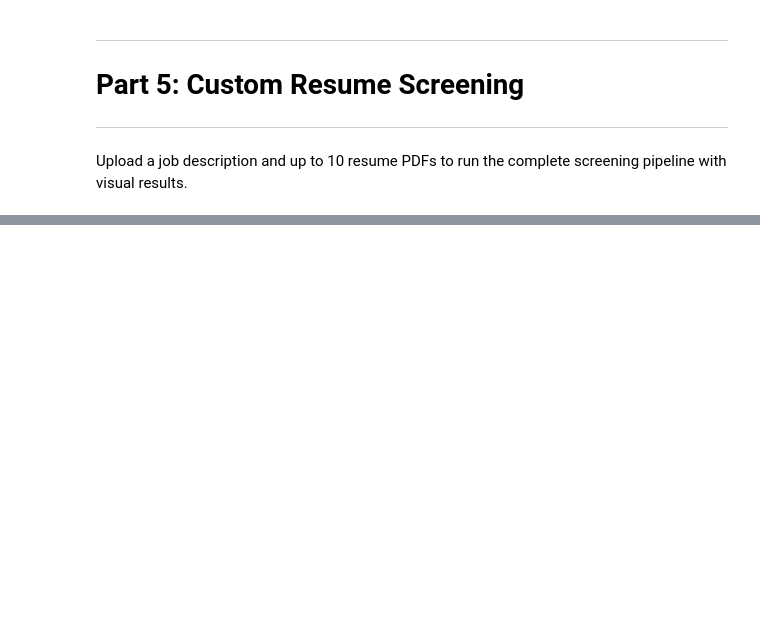
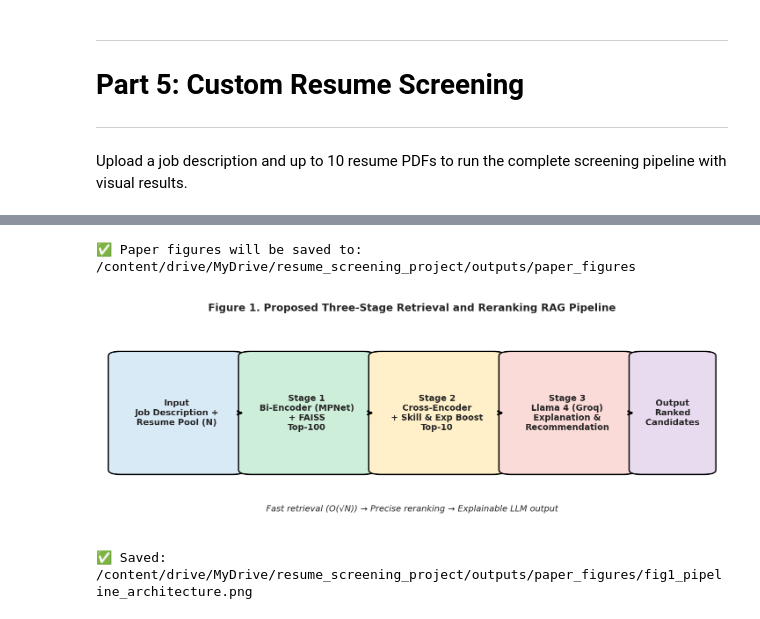
Before and after one commit to Priyankasaha20/Improving-Resume-Screening-Efficiency-in-Student-Placement-Portals-via-Text-Classification, a Jupyter notebook: UNIFIED_Resume_Screening_Pipeline.ipynb, the cells around one changed output, grey strips where cells are left out. Saved outputs shown, nothing was run; the diff lists cells and outputs as text; code cells hidden in the pictures; blank space fills up the shorter version.

```diff
--- a/UNIFIED_Resume_Screening_Pipeline.ipynb
+++ b/UNIFIED_Resume_Screening_Pipeline.ipynb
@@ -1666,0 +1661,62 @@ Saving Resume AD.pdf to Resume AD.pdf
+# %%
+# Setup for all paper diagrams
+from pathlib import Path
+import numpy as np
+import matplotlib.pyplot as plt
+from matplotlib.patches import FancyBboxPatch, ArrowStyle
+
+# Ensure output path exists
+if 'OUTPUTS_PATH' not in globals():
+    OUTPUTS_PATH = Path('./outputs')
+OUTPUTS_PATH.mkdir(parents=True, exist_ok=True)
+
+PAPER_FIG_PATH = OUTPUTS_PATH / 'paper_figures'
+PAPER_FIG_PATH.mkdir(parents=True, exist_ok=True)
+
+plt.rcParams['figure.dpi'] = 140
+plt.rcParams['savefig.dpi'] = 300
+plt.rcParams['font.size'] = 10
+print(f"✅ Paper figures will be saved to: {PAPER_FIG_PATH}")
+# %% [output]
+✅ Paper figures will be saved to: /content/drive/MyDrive/resume_screening_project/outputs/paper_figures
+# %%
+# Figure 1: End-to-End Multi-Stage Pipeline Architecture
+fig, ax = plt.subplots(figsize=(13, 4.8))
+ax.axis('off')
+
+stages = [
+    (0.03, 0.25, 0.18, 0.5, 'Input\nJob Description +\nResume Pool (N)', '#D9EAF7'),
+    (0.24, 0.25, 0.18, 0.5, 'Stage 1\nBi-Encoder (MPNet)\n+ FAISS\nTop-100', '#CDEED8'),
+    (0.45, 0.25, 0.18, 0.5, 'Stage 2\nCross-Encoder\n+ Skill & Exp Boost\nTop-10', '#FFF0C9'),
+    (0.66, 0.25, 0.18, 0.5, 'Stage 3\nLlama 4 (Groq)\nExplanation &\nRecommendation', '#FADBD8'),
+    (0.87, 0.25, 0.10, 0.5, 'Output\nRanked\nCandidates', '#E8DAEF'),
+]
+
+for x, y, w, h, text, color in stages:
+    box = FancyBboxPatch((x, y), w, h,
+                         boxstyle='round,pad=0.02,rounding_size=0.02',
+                         linewidth=1.5, edgecolor='black', facecolor=color)
+    ax.add_patch(box)
+    ax.text(x + w/2, y + h/2, text, ha='center', va='center', fontsize=10, weight='bold')
+
+for i in range(len(stages)-1):
+    x1 = stages[i][0] + stages[i][2]
+    y1 = stages[i][1] + stages[i][3]/2
+    x2 = stages[i+1][0]
+    y2 = stages[i+1][1] + stages[i+1][3]/2
+    ax.annotate('', xy=(x2-0.01, y2), xytext=(x1+0.01, y1),
+                arrowprops=dict(arrowstyle='->', lw=2.2, color='black'))
+
+ax.text(0.5, 0.96, 'Figure 1. Proposed Three-Stage Retrieval and Reranking RAG Pipeline',
+        ha='center', va='center', fontsize=12, weight='bold')
+ax.text(0.5, 0.08,
+        'Fast retrieval (O(√N)) → Precise reranking → Explainable LLM output',
+        ha='center', va='center', fontsize=10, style='italic')
+
+fig_path = PAPER_FIG_PATH / 'fig1_pipeline_architecture.png'
+plt.savefig(fig_path, bbox_inches='tight')
+plt.show()
+print(f'✅ Saved: {fig_path}')
+# %% [output]
+[figure, added]
+✅ Saved: /content/drive/MyDrive/resume_screening_project/outputs/paper_figures/fig1_pipeline_architecture.png
```
Also changed, not shown: parts of 15 cells of this notebook.
